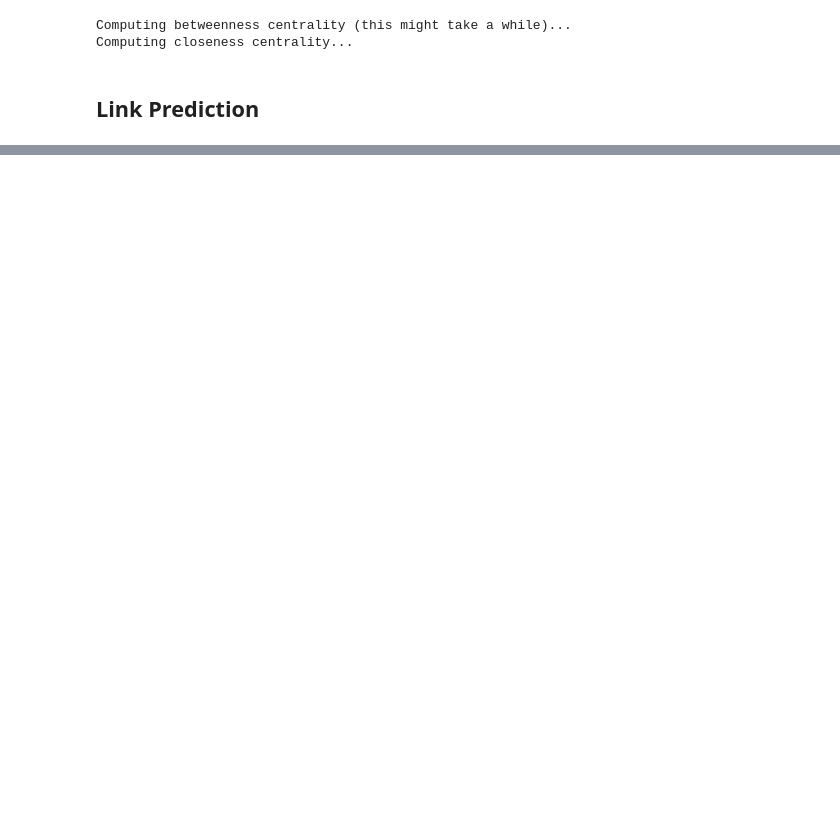
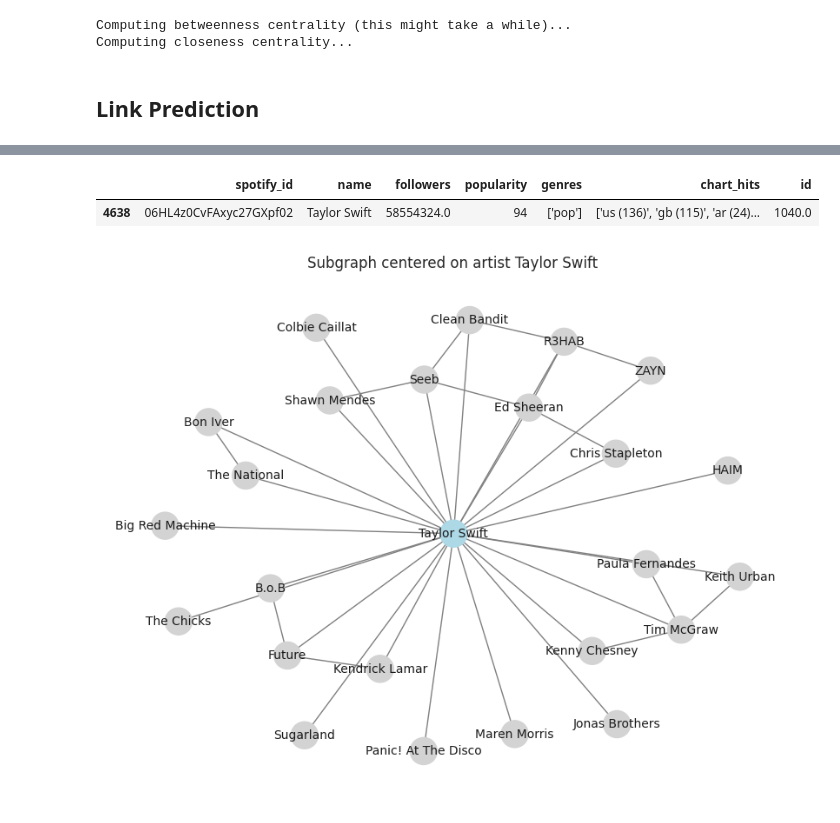
Before and after one commit to Jacky-KH-MOK/MSBD5008_PROJECT, a Jupyter notebook: PROJECT_CODE_Predict.ipynb, the cells around one changed output, grey strips where cells are left out. Drawn from its saved outputs; the diff is of its cells as text; code cells hidden in the pictures; blank space fills up the shorter version.

```diff
--- a/PROJECT_CODE_Predict.ipynb
+++ b/PROJECT_CODE_Predict.ipynb
@@ -525,0 +471,6 @@ plt.show()
+# %%
+show_artist('06HL4z0CvFAxyc27GXpf02')
+# %% [output]
+|  | spotify_id | name | followers | popularity | genres | chart_hits | id |
+| 4638 | 06HL4z0CvFAxyc27GXpf02 | Taylor Swift | 58554324.0 | 94 | ['pop'] | ['us (136)', 'gb (115)', 'ar (24)... | 1040.0 |
+[figure, added]
```
Also changed, not shown: parts of 36 cells of this notebook.
